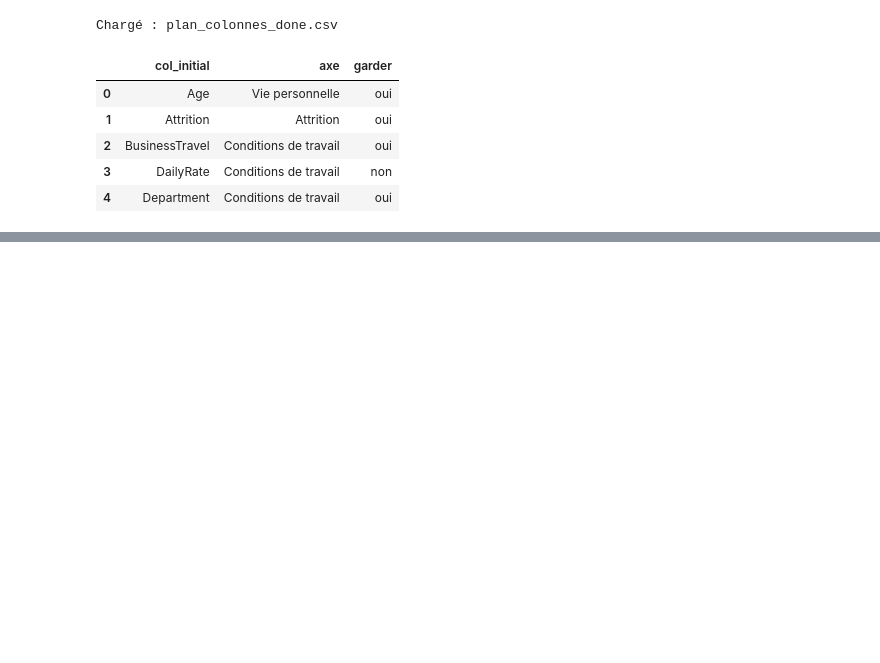
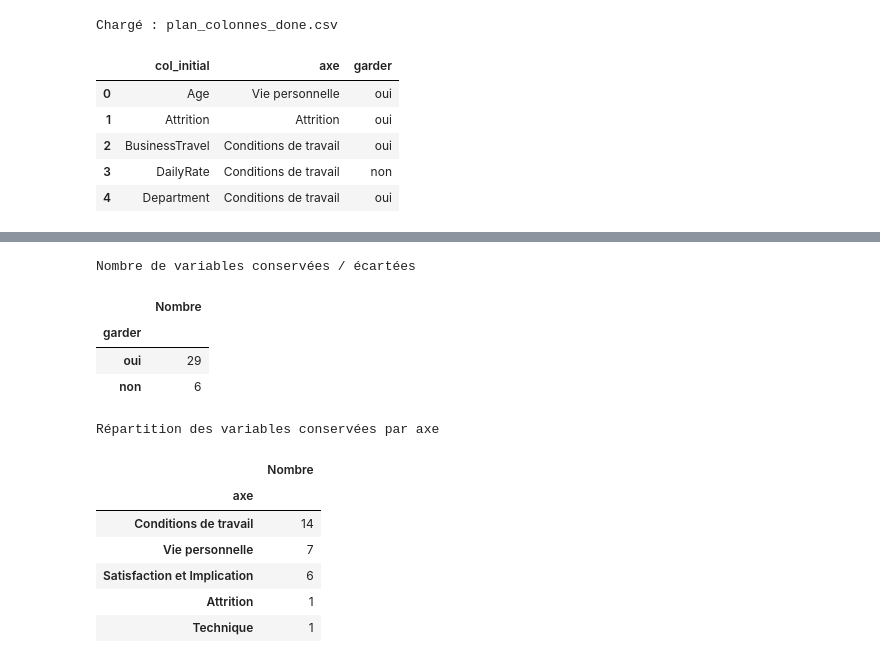
Before and after one commit to Kemuri15/employee-attrition-analysis, a Jupyter notebook: notebooks/02_create_interim_tableau_axes.ipynb, the cells around one changed output, grey strips where cells are left out. Drawn from its saved outputs; the diff is of its cells as text; code cells hidden in the pictures; blank space fills up the shorter version.

```diff
--- a/notebooks/02_create_interim_tableau_axes.ipynb
+++ b/notebooks/02_create_interim_tableau_axes.ipynb
@@ -137,0 +132,33 @@ Cet axe sera analysé comme un facteur explicatif potentiel de l’attrition, pu
+# %%
+var_conserver = df_col["garder"].value_counts().to_frame(name="Nombre")
+repartition_par_axe = df_col[df_col["garder"]=="oui"]["axe"].value_counts().to_frame(name="Nombre")
+
+display_html(
+    """
+    <div style="display: inline-flex; gap: 60px; align-items: flex-start;">
+        <div>
+            <h4>Nombre de variables conservées / écartées</h4>
+            {t1}
+        </div>
+        <div>
+            <h4>Répartition des variables conservées par axe</h4>
+            {t2}
+        </div>
+    </div>
+    """.format(
+        t1=var_conserver.to_html(),
+        t2=repartition_par_axe.to_html()),raw=True)
+# %% [output]
+Nombre de variables conservées / écartées
+|  | Nombre |
+| garder |  |
+| oui | 29 |
+| non | 6 |
+Répartition des variables conservées par axe
+|  | Nombre |
+| axe |  |
+| Conditions de travail | 14 |
+| Vie personnelle | 7 |
+| Satisfaction et Implication | 6 |
+| Attrition | 1 |
+| Technique | 1 |
```
Also changed, not shown: parts of 18 cells of this notebook, 8 other files.
